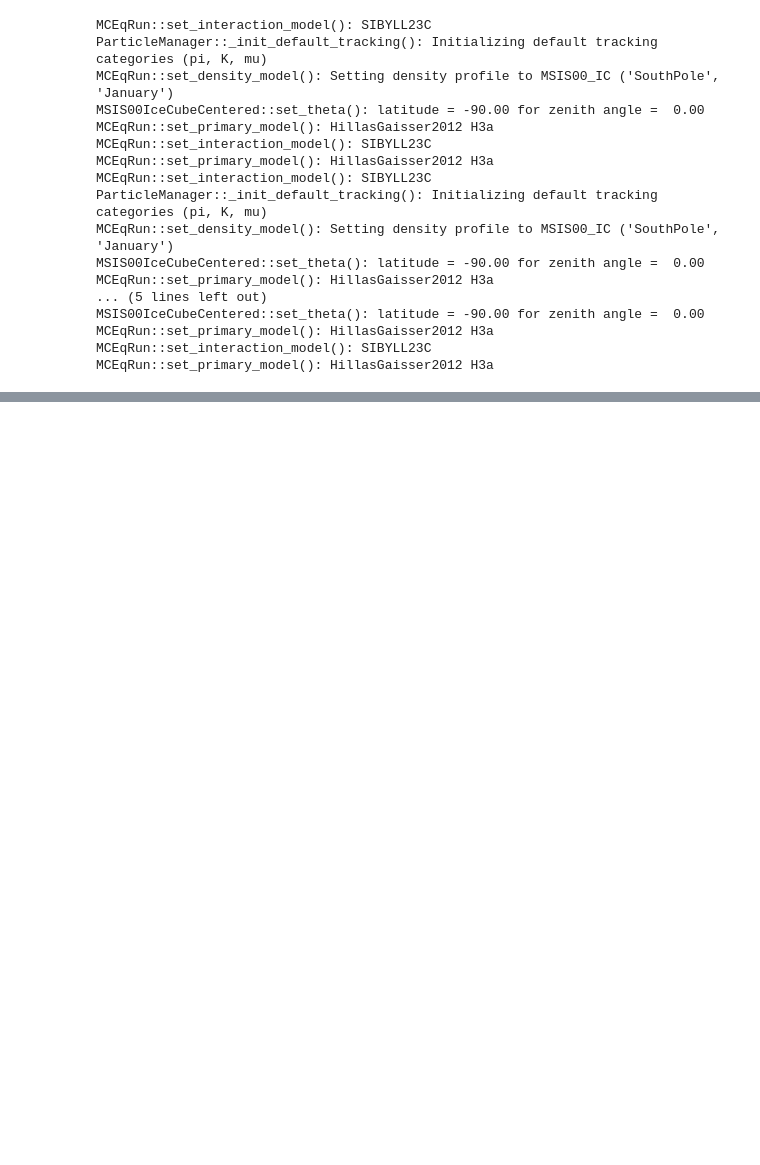
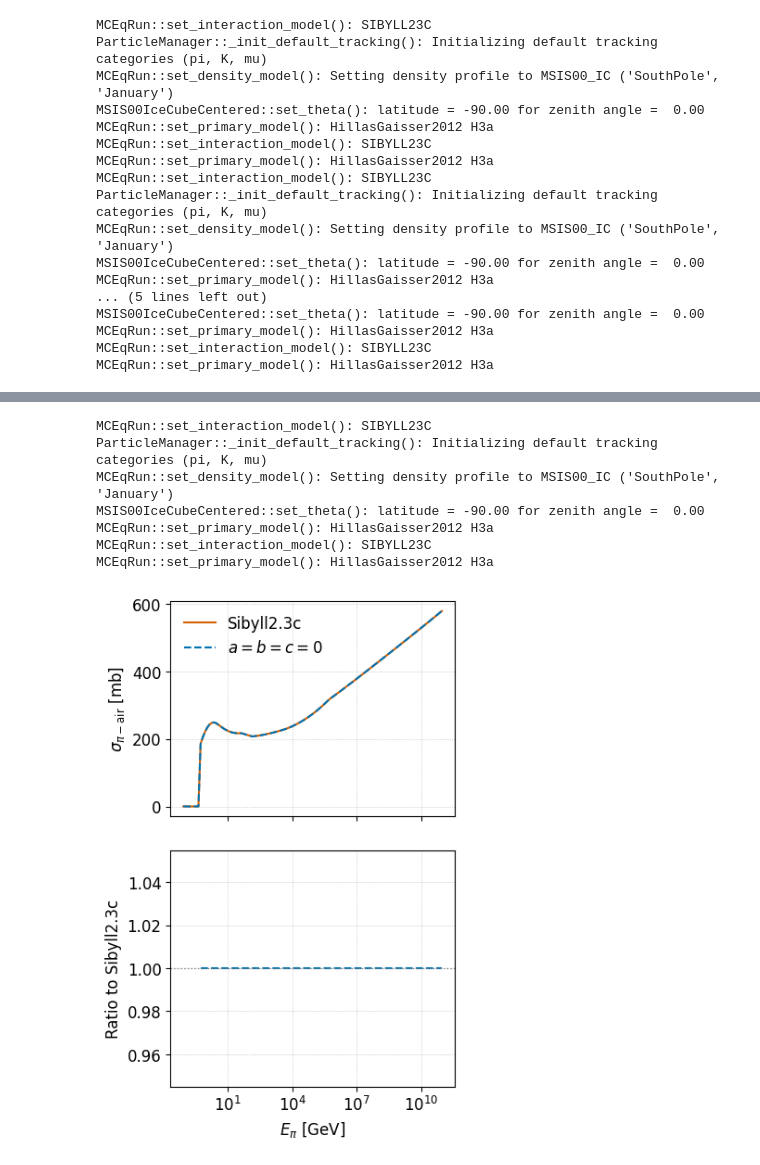
Before and after one commit to karohymon/cs-analysis, a Jupyter notebook: test_bsplineclass.ipynb, the cells around one changed output, grey strips where cells are left out. Drawn from its saved outputs; the diff is of its cells as text; code cells hidden in the pictures; blank space fills up the shorter version.

```diff
--- a/test_bsplineclass.ipynb
+++ b/test_bsplineclass.ipynb
@@ -151,0 +164,65 @@ plt.xscale('log')
+# %%
+fig_width = 4.13  # half of A4 in inches
+fig_height = 6.2  # taller for two subplots
+
+plot_dir = '/hetghome/khymon/Plots/cs-analysis/'
+
+plt.rcParams.update({
+    "font.size": 12,
+    "axes.labelsize": 12,
+    "xtick.labelsize": 12,
+    "ytick.labelsize": 12
+})
+
+colors = sns.color_palette("colorblind")
+
+modcs_0 = ModIntCrossSections(mceq_air._mceq_db, interaction_model="SIBYLL2.3c",ptype=211, a=0, b=0., c=0.0)
+
+
+mceq_tune = MCEqRun(
+            interaction_model=interactionmodel,
+            theta_deg=0.0,
+            primary_model=(pm.HillasGaisser2012, "H3a"),
+            density_model = (('MSIS00_IC',('SouthPole','January')))
+        )
+
+mceq_tune._int_cs = modcs_0 # add modification to cross section in mceq instance
+mceq_tune.set_interaction_model(interactionmodel, force=True) # necessary to force cross section change
+
+fig, (ax1, ax2) = plt.subplots(2, 1, figsize=(fig_width, fig_height), sharex=True, height_ratios=[1, 1.1])
+
+# Upper plot: cross sections
+ax1.plot(mceq_air.e_grid, InteractionCrossSections(mceq_air._mceq_db, interaction_model=interactionmodel).get_cs(211, mbarn=True),
+         label='Sibyll2.3c', color=colors[3])
+
+ax1.plot(mceq_a.e_grid, modcs_0.get_cs(211, mbarn=True), label='$a=b=c=0$', color=colors[0], ls='--')
+
+ax1.set_ylabel(r'$\sigma_{\pi - \mathrm{air}}$ [mb]')
+ax1.legend(frameon=False)
+ax1.grid(True, which='both', ls=':', lw=0.5)
+ax.set_xscale('log')
+
+# Lower plot: ratio to default
+default_cs = InteractionCrossSections(mceq_air._mceq_db, interaction_model=interactionmodel).get_cs(211, mbarn=True)
+
+ax2.plot(mceq_a.e_grid, modcs_0.get_cs(211, mbarn=True) / default_cs, color=colors[0], ls='--')
+
+
+ax2.axhline(1.0, color='gray', lw=1, ls=':')
+ax2.set_xlabel(r'$E_{\pi}$ [GeV]')
+ax2.set_ylabel('Ratio to Sibyll2.3c')
+ax2.grid(True, which='both', ls=':', lw=0.5)
+ax2.set_xscale('log')
+
+plt.tight_layout()
+plt.subplots_adjust(hspace=0.15)
+plt.savefig(plot_dir + "splinetest_nomod.pdf",dpi=500)
+# %% [output]
+MCEqRun::set_interaction_model(): SIBYLL23C
+ParticleManager::_init_default_tracking(): Initializing default tracking categories (pi, K, mu)
+MCEqRun::set_density_model(): Setting density profile to MSIS00_IC ('SouthPole', 'January')
+MSIS00IceCubeCentered::set_theta(): latitude = -90.00 for zenith angle =  0.00
+MCEqRun::set_primary_model(): HillasGaisser2012 H3a
+MCEqRun::set_interaction_model(): SIBYLL23C
+MCEqRun::set_primary_model(): HillasGaisser2012 H3a
+[figure, added]
```
Also changed, not shown: parts of 7 cells of this notebook.
